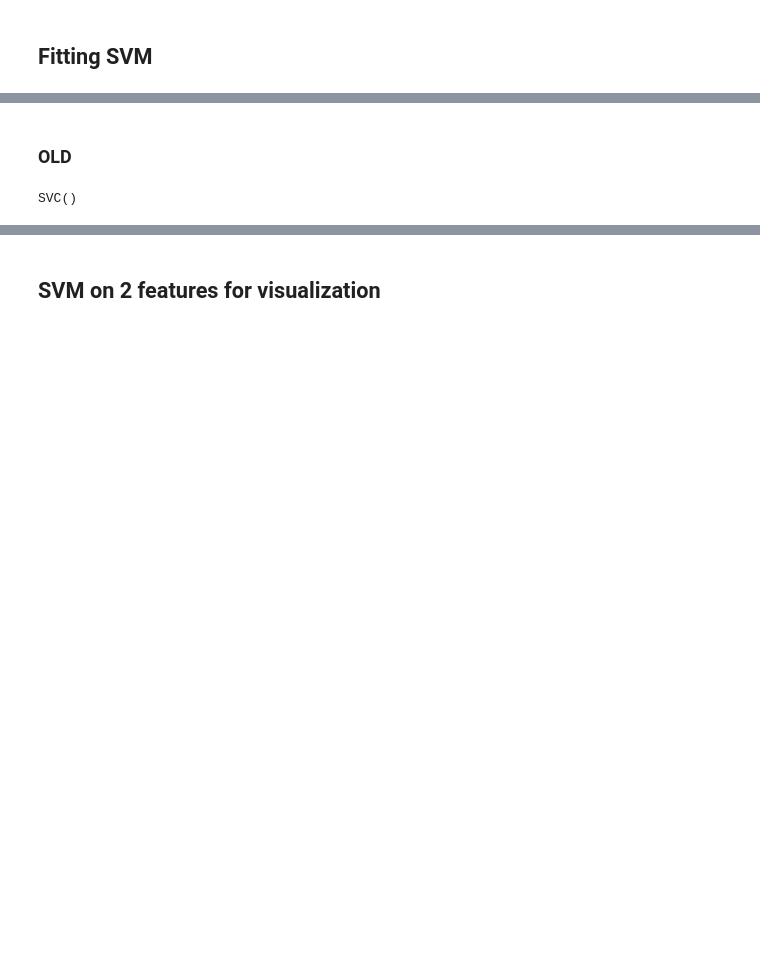
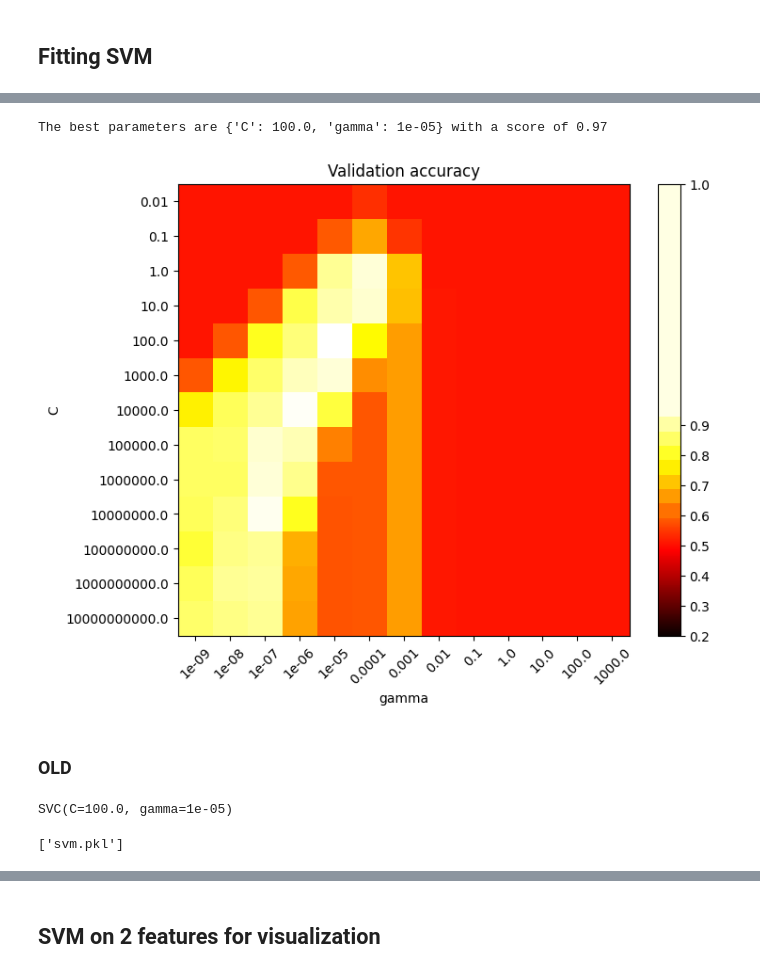
Before and after one commit to alem-147/infasafe, a Jupyter notebook: audio_analysis/Audio_Demo.ipynb, the cells around one changed output, grey strips where cells are left out. Drawn from its saved outputs; the diff is of its cells as text; code cells hidden in the pictures; blank space fills up the shorter version.

```diff
--- a/audio_analysis/Audio_Demo.ipynb
+++ b/audio_analysis/Audio_Demo.ipynb
@@ -291,3 +295,7 @@ print(
+# %%
+import joblib
+
+grid = joblib.load('svm_CV.pkl')
 # %%
 scores = grid.cv_results_["mean_test_score"].reshape(len(C_range), len(gamma_range))
 # %%
@@ -312,7 +304,33 @@ plt.show()
+# %%
+print(
+    "The best parameters are %s with a score of %0.2f"
+    % (grid.best_params_, grid.best_score_)
+)
+# %% [output]
+The best parameters are {'C': 100.0, 'gamma': 1e-05} with a score of 0.97
+# %%
+plt.figure(figsize=(8, 6))
+plt.subplots_adjust(left=0.2, right=0.95, bottom=0.15, top=0.95)
+plt.imshow(
+    scores,
+    interpolation="nearest",
+    cmap=plt.cm.hot,
+    norm=MidpointNormalize(vmin=0.2, midpoint=0.95),
+)
+plt.xlabel("gamma")
+plt.ylabel("C")
+plt.colorbar()
+plt.xticks(np.arange(len(gamma_range)), gamma_range, rotation=45)
+plt.yticks(np.arange(len(C_range)), C_range)
+plt.title("Validation accuracy")
+plt.show()
+# %% [output]
+[figure, added]
 # %% [markdown]
 ### OLD
 # %%
-clf = svm.SVC(kernel='rbf') # Linear Kernel
+# clf = svm.SVC(kernel='rbf')
+clf = svm.SVC(C=100.0, gamma=1e-5)
 # clf = svm.NuSVC(gamma="auto")
 #Train the model using the training sets
 clf.fit(X_train.values, y_train)
@@ -320,7 +338,12 @@ clf.fit(X_train.values, y_train)
 #Predict the response for test dataset
 # y_pred = clf.predict(X_test)
 # %% [output]
-SVC()
+SVC(C=100.0, gamma=1e-05)
+# %%
+# from sklearn.externals import joblib
+joblib.dump(clf, 'svm.pkl')
+# %% [output]
+['svm.pkl']
 # %%
 %%time
 y_pred = clf.predict(X_test.values)
```
Also changed, not shown: parts of 59 cells of this notebook, 4 other files.
